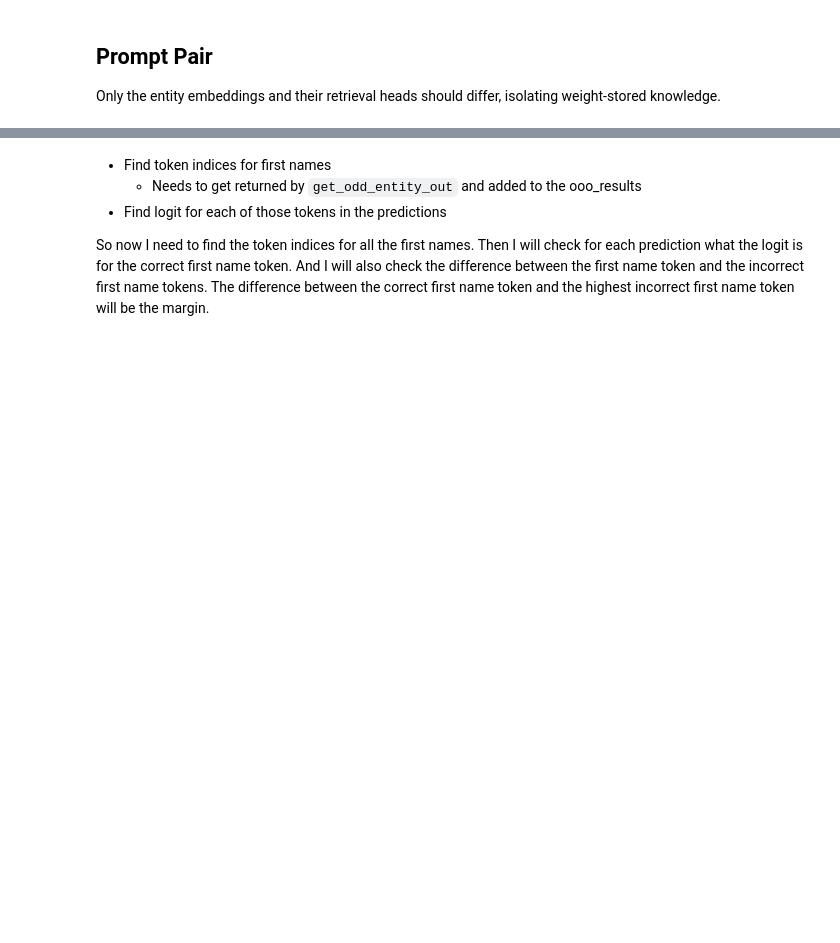
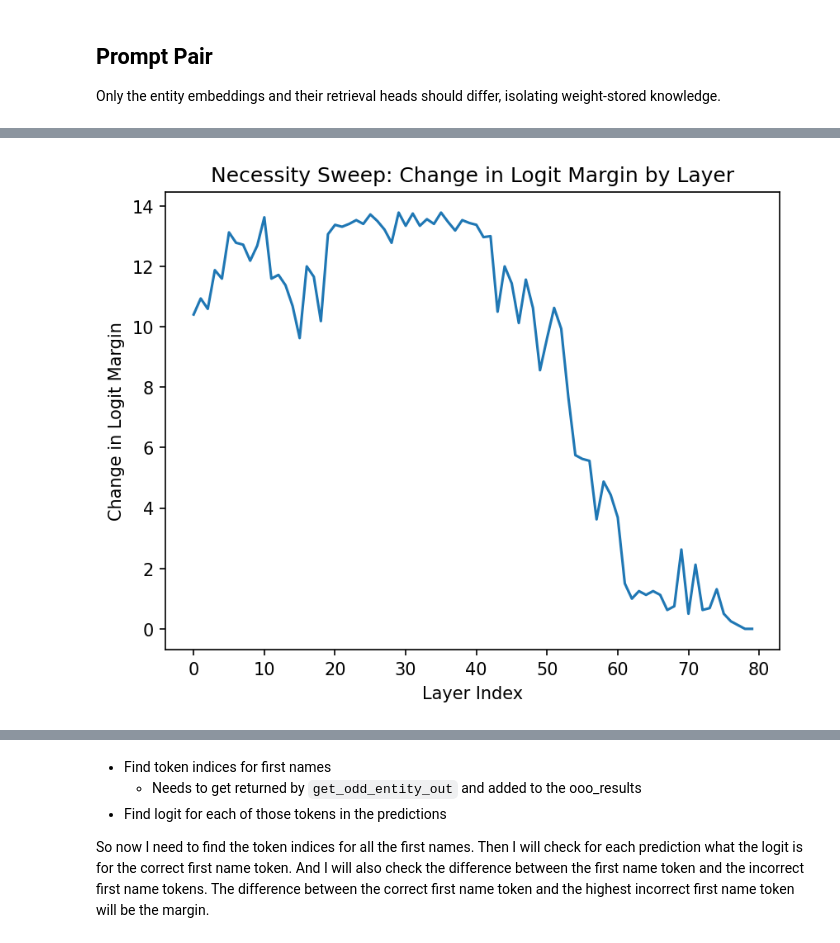
Before and after one commit to giordanorogers/mechinterp, a Jupyter notebook: odd_one_out_demo.ipynb, the cells around one changed output, grey strips where cells are left out. Drawn from its saved outputs; the diff is of its cells as text; code cells hidden in the pictures; blank space fills up the shorter version.

````diff
--- a/odd_one_out_demo.ipynb
+++ b/odd_one_out_demo.ipynb
@@ -303,11 +316,3 @@ def get_odd_entity_out(
             mt=mt, inputs=ooo_prompt.prompt, k=5, preds_of_interest=first_toks
         )
     return answer
-# %%
-ents = [" Isaac Newton", " Brad Pitt", " Leonardo DiCaprio"]
-
-entity_toks = [mt.tokenizer.encode(entity, add_special_tokens=False) for entity in ents]
-
-first_toks = [name_toks[0] for name_toks in entity_toks]
-
-first_toks
@@ -413,0 +750,21 @@ for professions in odd1out_dataset.items():
+# %%
+template = 'Q: Pick the odd person out:{}\\nA:'
+for item in odd1out_dataset.items():
+    clean_entities = item[1][0]['entities']
+    clean_prompt = template.format((",").join(clean_entities))
+    clean_entity_toks = {entity: mt.tokenizer.encode(entity, add_special_tokens=False) for entity in item[1][0]['entities']}
+    clean_first_toks = [name_toks[0] for name_toks in entity_toks.values()]
+    print(clean_prompt)
+    clean_ooo_input = prepare_ooo_input(
+        mt=mt,
+        entities=clean_entities
+    )
+    clean_entity_ranges = clean_ooo_input.entity_ranges
+    print(f"{clean_entity_ranges=}")
+    print(f"{entity_toks=}")
+    print(f"{first_toks=}")
+    if
+    necc_results = run_necessity_sweep(mt, clean_prompt, clean_first_toks, layer_range=(35,37), name_token_positions=[ clean_entity_ranges[0][0], clean_entity_ranges[0][1] - 1])
+    #corrupt_entities = item[1][1]['entities']
+    #corrupt_prompt = template.format((",").join(corrupt_entities))
+    #print(corrupt_prompt)
@@ -413,0 +789,4 @@ for professions in odd1out_dataset.items():
+# %%
+#print("\nTo run necessity sweep:")```
+results = run_necessity_sweep(mt, clean_prompt, [42608, 17478, 66486], layer_range=(0,None), name_token_positions=[(9, 10)])
+results
@@ -413,0 +828,14 @@ for professions in odd1out_dataset.items():
+# %%
+import matplotlib.pyplot as plt
+
+layers = sorted(results.keys())
+deltas = [results[layer] for layer in layers]
+
+plt.figure(dpi=150)
+plt.plot(layers, deltas)
+plt.xlabel("Layer Index")
+plt.ylabel("Change in Logit Margin")
+plt.title("Necessity Sweep: Change in Logit Margin by Layer")
+plt.show()
+# %% [output]
+[figure, added]
````
Also changed, not shown: parts of 26 cells of this notebook, 20 other files.
